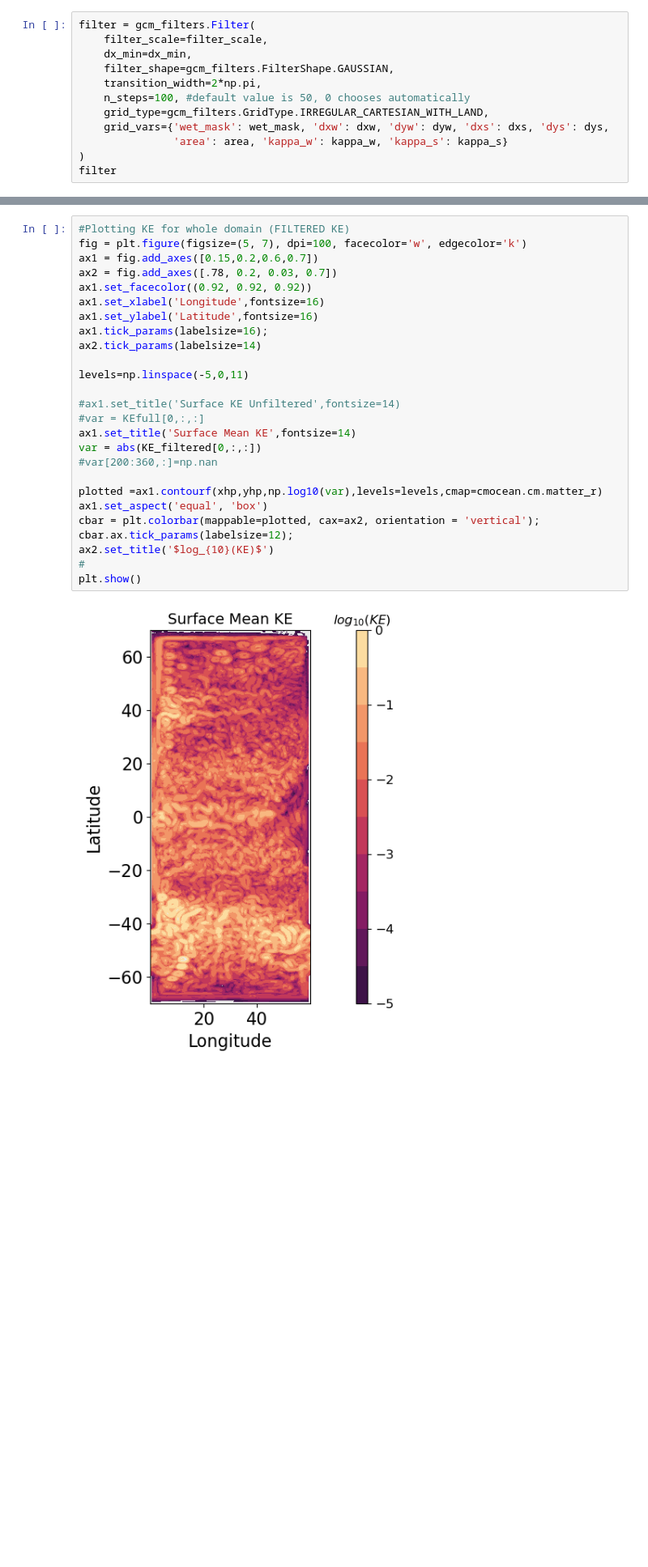
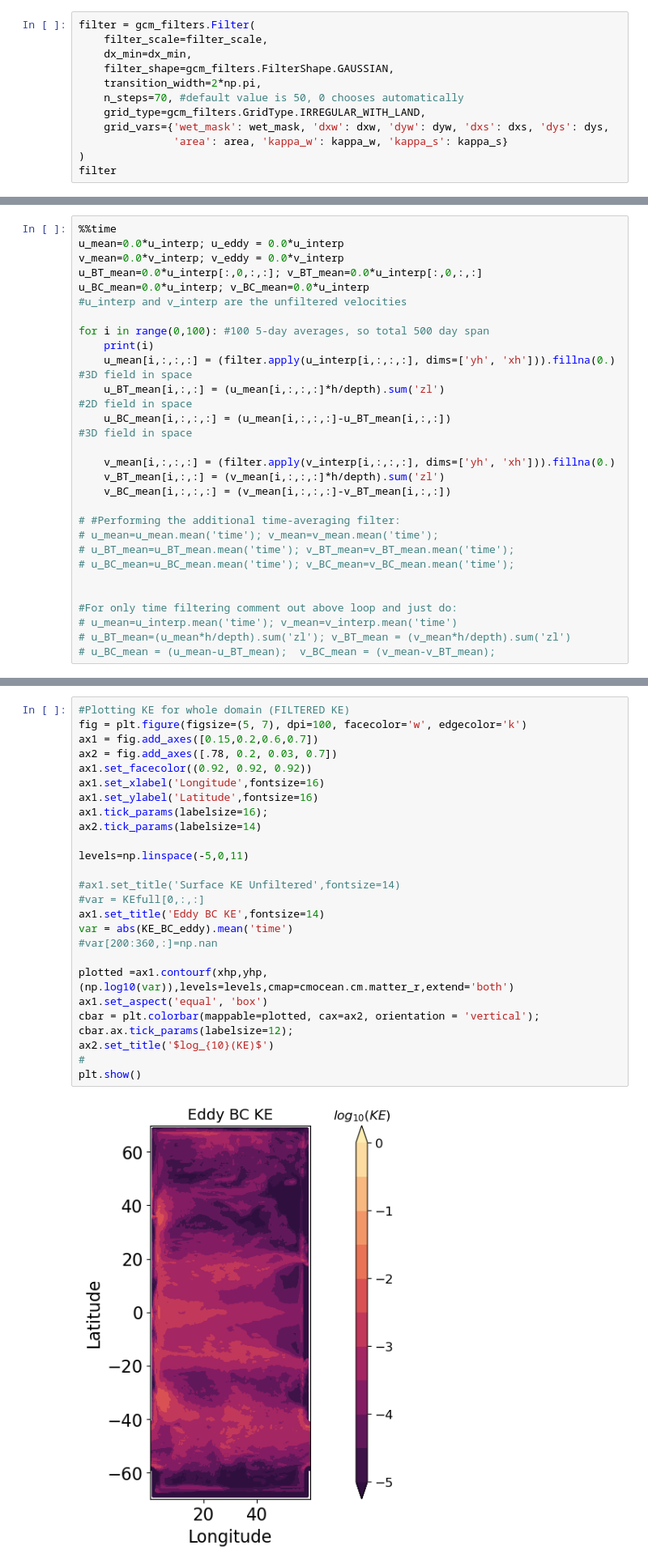
Before and after one commit to ElizabethYankovsky/Neverworld2-Analysis, a Jupyter notebook: GCM-filters-tutorial.ipynb, the cells around one changed output, grey strips where cells are left out. Shown at 81% size. Saved outputs shown, nothing was run; the diff lists cells and outputs as text; blank space fills up the shorter version.

```diff
--- a/GCM-filters-tutorial.ipynb
+++ b/GCM-filters-tutorial.ipynb
@@ -198,8 +244,8 @@ filter = gcm_filters.Filter(
     dx_min=dx_min,
     filter_shape=gcm_filters.FilterShape.GAUSSIAN,
     transition_width=2*np.pi,
-    n_steps=100, #default value is 50, 0 chooses automatically
-    grid_type=gcm_filters.GridType.IRREGULAR_CARTESIAN_WITH_LAND,
+    n_steps=70, #default value is 50, 0 chooses automatically
+    grid_type=gcm_filters.GridType.IRREGULAR_WITH_LAND,
     grid_vars={'wet_mask': wet_mask, 'dxw': dxw, 'dyw': dyw, 'dxs': dxs, 'dys': dys,
                'area': area, 'kappa_w': kappa_w, 'kappa_s': kappa_s}
 )
@@ -277,0 +279,28 @@ Wall time: 29.9 ms
+# %%
+%%time
+u_mean=0.0*u_interp; u_eddy = 0.0*u_interp
+v_mean=0.0*v_interp; v_eddy = 0.0*v_interp
+u_BT_mean=0.0*u_interp[:,0,:,:]; v_BT_mean=0.0*u_interp[:,0,:,:]
+u_BC_mean=0.0*u_interp; v_BC_mean=0.0*u_interp
+#u_interp and v_interp are the unfiltered velocities
+
+for i in range(0,100): #100 5-day averages, so total 500 day span
+    print(i)
+    u_mean[i,:,:,:] = (filter.apply(u_interp[i,:,:,:], dims=['yh', 'xh'])).fillna(0.)  #3D field in space
+    u_BT_mean[i,:,:] = (u_mean[i,:,:,:]*h/depth).sum('zl')                           #2D field in space
+    u_BC_mean[i,:,:,:] = (u_mean[i,:,:,:]-u_BT_mean[i,:,:])                          #3D field in space
+
+    v_mean[i,:,:,:] = (filter.apply(v_interp[i,:,:,:], dims=['yh', 'xh'])).fillna(0.)
+    v_BT_mean[i,:,:] = (v_mean[i,:,:,:]*h/depth).sum('zl')
+    v_BC_mean[i,:,:,:] = (v_mean[i,:,:,:]-v_BT_mean[i,:,:])
+
+# #Performing the additional time-averaging filter:
+# u_mean=u_mean.mean('time'); v_mean=v_mean.mean('time');
+# u_BT_mean=u_BT_mean.mean('time'); v_BT_mean=v_BT_mean.mean('time');
+# u_BC_mean=u_BC_mean.mean('time'); v_BC_mean=v_BC_mean.mean('time');
+
+
+#For only time filtering comment out above loop and just do:
+# u_mean=u_interp.mean('time'); v_mean=v_interp.mean('time')
+# u_BT_mean=(u_mean*h/depth).sum('zl'); v_BT_mean = (v_mean*h/depth).sum('zl')
+# u_BC_mean = (u_mean-u_BT_mean);  v_BC_mean = (v_mean-v_BT_mean);
@@ -397,31 +581,31 @@ u_interp[0,:,:].shape
 # %%
 #Plotting KE for whole domain (FILTERED KE)
 fig = plt.figure(figsize=(5, 7), dpi=100, facecolor='w', edgecolor='k')
 ax1 = fig.add_axes([0.15,0.2,0.6,0.7])
 ax2 = fig.add_axes([.78, 0.2, 0.03, 0.7])
 ax1.set_facecolor((0.92, 0.92, 0.92))
 ax1.set_xlabel('Longitude',fontsize=16)
 ax1.set_ylabel('Latitude',fontsize=16)
 ax1.tick_params(labelsize=16);
 ax2.tick_params(labelsize=14)
 
 levels=np.linspace(-5,0,11)
 
 #ax1.set_title('Surface KE Unfiltered',fontsize=14)
 #var = KEfull[0,:,:]
-ax1.set_title('Surface Mean KE',fontsize=14)
-var = abs(KE_filtered[0,:,:])
+ax1.set_title('Eddy BC KE',fontsize=14)
+var = abs(KE_BC_eddy).mean('time')
 #var[200:360,:]=np.nan
 
-plotted =ax1.contourf(xhp,yhp,np.log10(var),levels=levels,cmap=cmocean.cm.matter_r)
+plotted =ax1.contourf(xhp,yhp,(np.log10(var)),levels=levels,cmap=cmocean.cm.matter_r,extend='both')
 ax1.set_aspect('equal', 'box')
 cbar = plt.colorbar(mappable=plotted, cax=ax2, orientation = 'vertical');
 cbar.ax.tick_params(labelsize=12);
 ax2.set_title('$log_{10}(KE)$')
 #
 plt.show()
 # %% [output]
-[figure, old version]
+[figure, new version]
 # %%
 #Plotting KE for whole domain (FILTERED KE)
 fig = plt.figure(figsize=(5, 7), dpi=100, facecolor='w', edgecolor='k')
```
Also changed, not shown: parts of 37 cells of this notebook, 15 other files.
